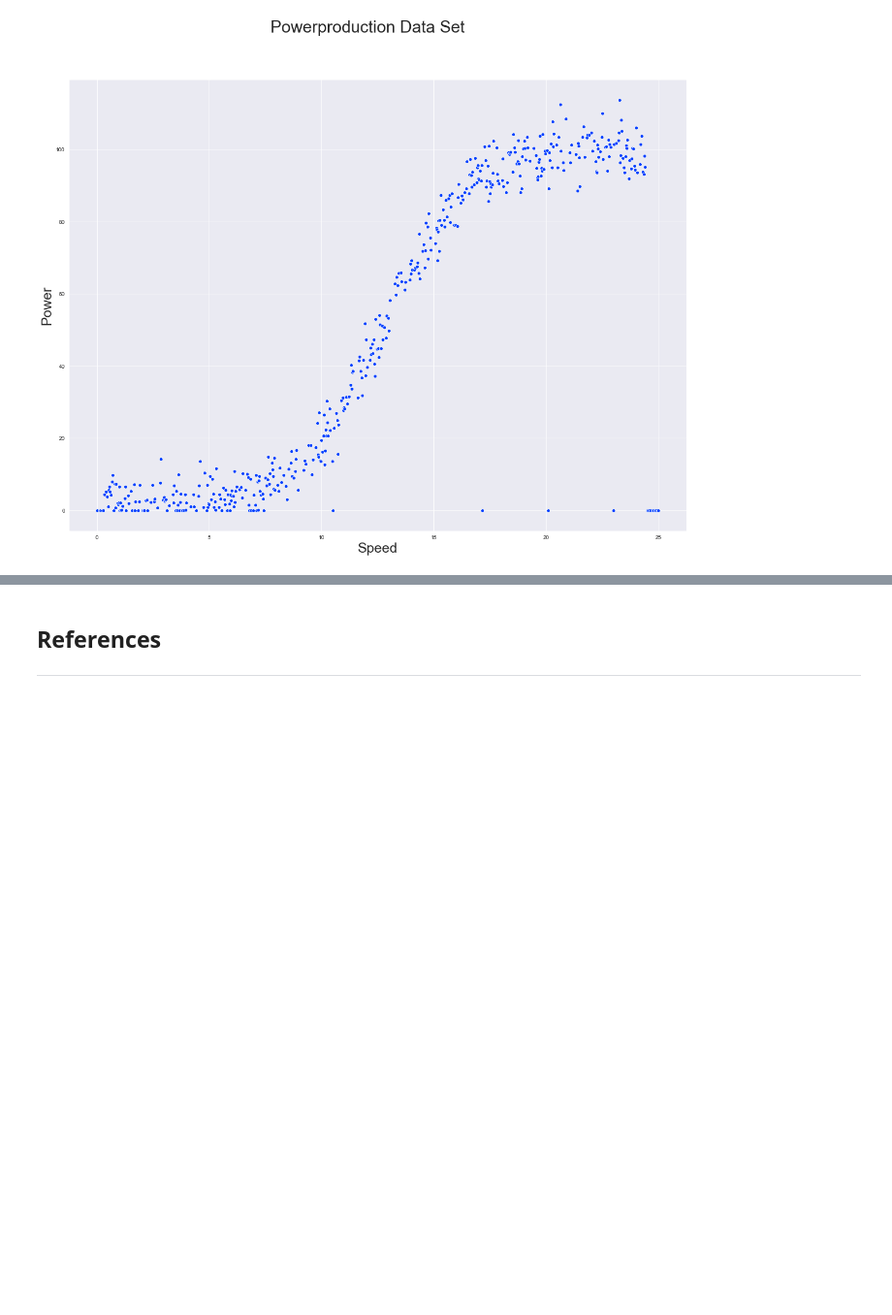
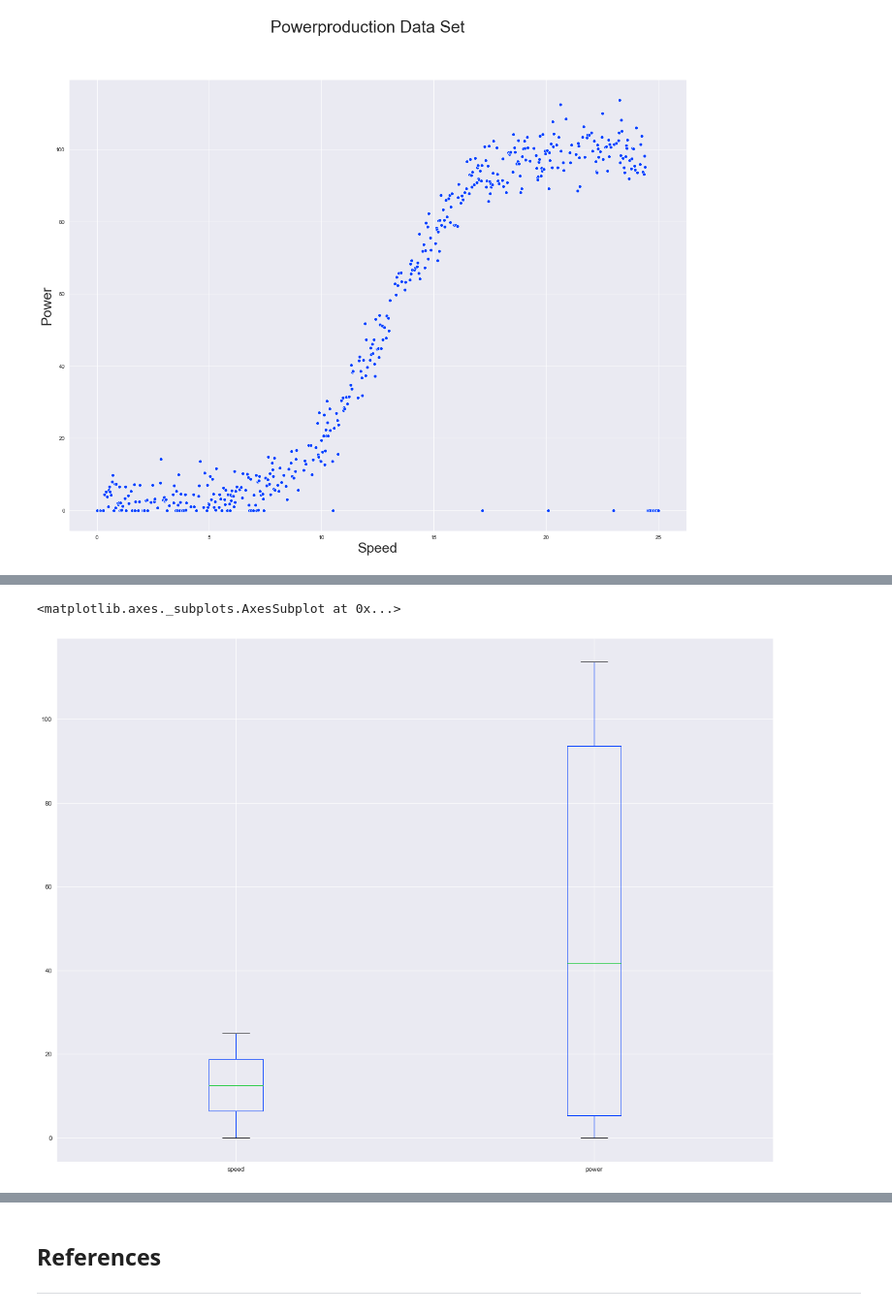
Before and after one commit to JPLee01/Fundamentals_of_Data_Analysis-Project_2020, a Jupyter notebook: Fundamentals of Data Analysis - Project 2020.ipynb, the cells around one changed output, grey strips where cells are left out. Shown at 97% size. Cells and saved outputs as stored; diff of their text form; code cells hidden in the pictures; blank space fills up the shorter version.

Commit message:
Begining of Analysis of Scatterplot.

```diff
--- a/Fundamentals of Data Analysis - Project 2020.ipynb
+++ b/Fundamentals of Data Analysis - Project 2020.ipynb
@@ -270,0 +287,5 @@ Text(0.5, 0.98, 'Powerproduction Data Set')
+# %%
+powerproduction_dataset.boxplot()
+# %% [output]
+<matplotlib.axes._subplots.AxesSubplot at 0x...>
+[figure, added]
```
Also changed, not shown: parts of 6 cells of this notebook.
